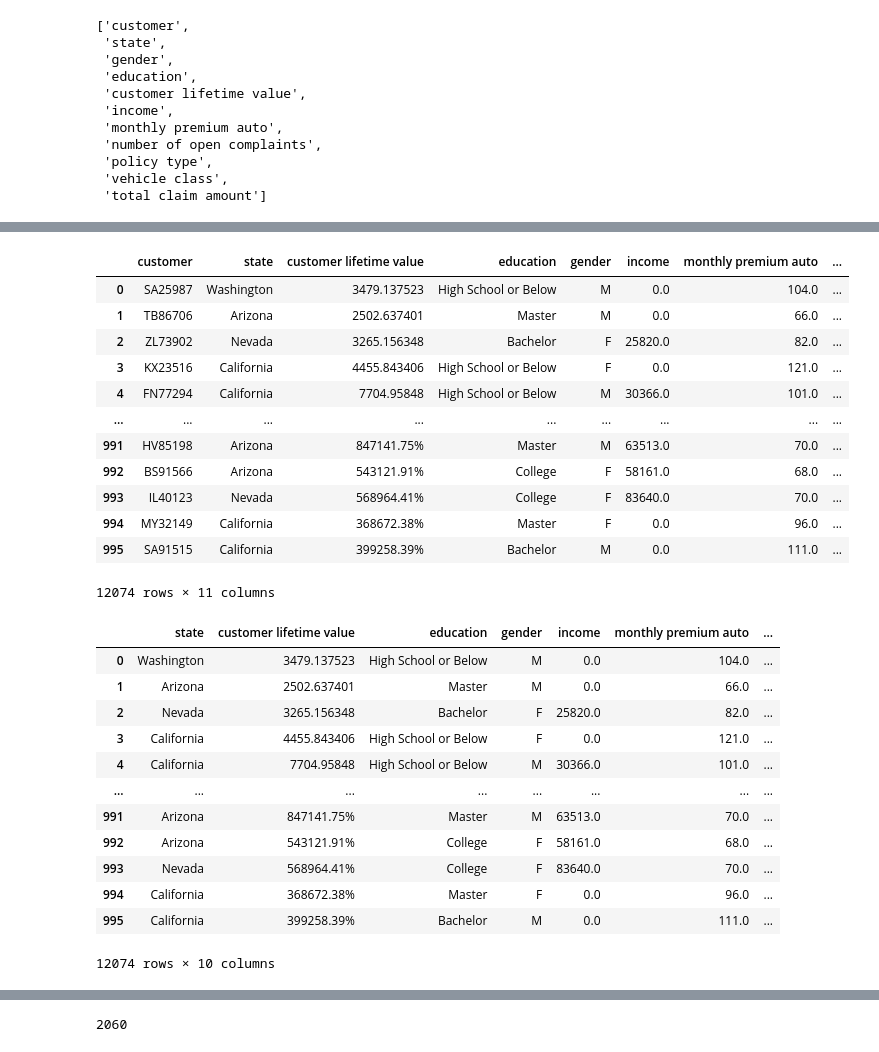
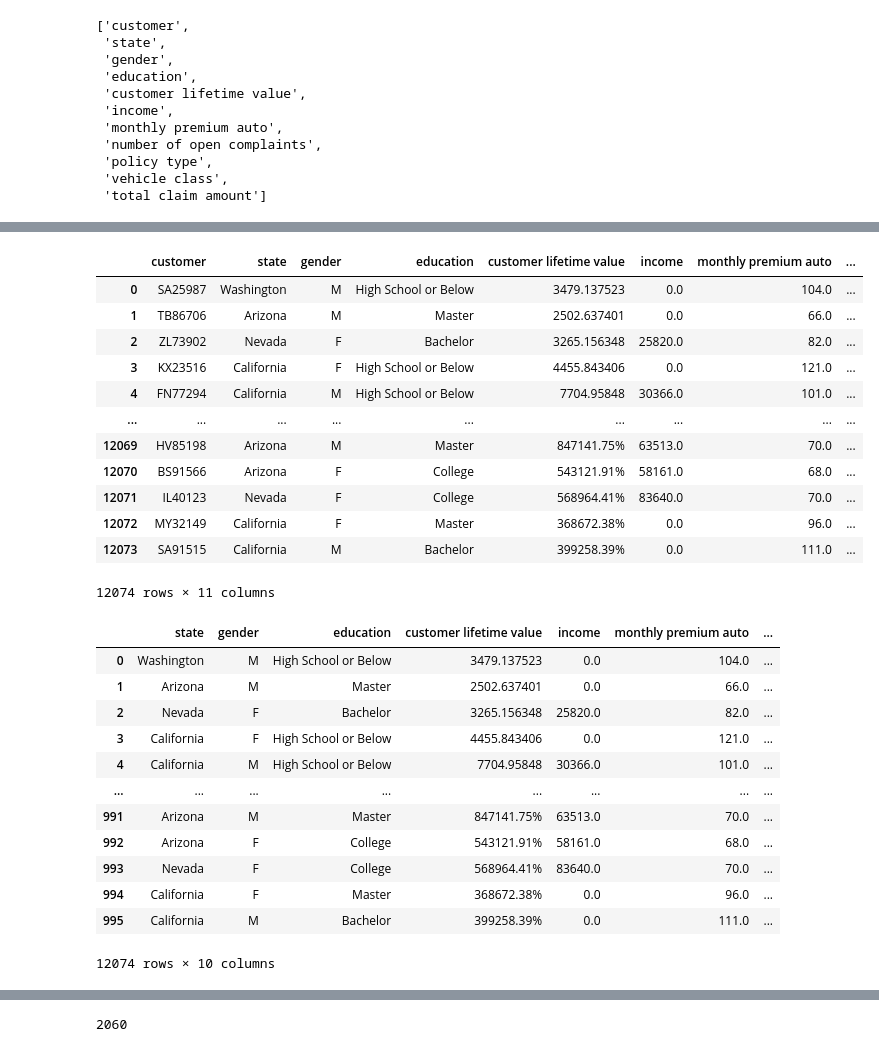
Before and after one commit to BarbaraC1983/Case-Study-1, a Jupyter notebook: Customer_Analysis_Case_Study/Case Study 1 - week2- day 1.ipynb, the cells around one changed output, grey strips where cells are left out. Drawn from its saved outputs; the diff is of its cells as text; code cells hidden in the pictures.

```diff
--- a/Customer_Analysis_Case_Study/Case Study 1 - week2- day 1.ipynb
+++ b/Customer_Analysis_Case_Study/Case Study 1 - week2- day 1.ipynb
@@ -174,4 +175,4 @@ new_column_names
  'vehicle class',
  'total claim amount']
 # %%
-rearrange_columns(customer_df2,new_column_names)
+customer_df2 = rearrange_columns(customer_df2,new_column_names)
@@ -192,3 +179,2 @@ rearrange_columns(customer_df2,new_column_names)
 # %%
-rearange_columns(customer_df3,new_column_names)
-customer_df3.head()
+customer_df3 = rearrange_columns(customer_df3,new_column_names)
@@ -202,19 +181,20 @@ customer_df3.head()
 # %%
-customer_df = pd.concat([customer_df3,customer_df1,customer_df2])
+#use reset_index to not have any duplicate indexes.
+customer_df = pd.concat([customer_df3,customer_df1,customer_df2],axis = 0).reset_index(drop=True)
 customer_df
 # %% [output]
-|  | customer | state | customer lifetime value | education | gender | income | monthly premium auto | ... |
-| 0 | SA25987 | Washington | 3479.137523 | High School or Below | M | 0.0 | 104.0 | ... |
-| 1 | TB86706 | Arizona | 2502.637401 | Master | M | 0.0 | 66.0 | ... |
-| 2 | ZL73902 | Nevada | 3265.156348 | Bachelor | F | 25820.0 | 82.0 | ... |
-| 3 | KX23516 | California | 4455.843406 | High School or Below | F | 0.0 | 121.0 | ... |
-| 4 | FN77294 | California | 7704.95848 | High School or Below | M | 30366.0 | 101.0 | ... |
+|  | customer | state | gender | education | customer lifetime value | income | monthly premium auto | ... |
+| 0 | SA25987 | Washington | M | High School or Below | 3479.137523 | 0.0 | 104.0 | ... |
+| 1 | TB86706 | Arizona | M | Master | 2502.637401 | 0.0 | 66.0 | ... |
+| 2 | ZL73902 | Nevada | F | Bachelor | 3265.156348 | 25820.0 | 82.0 | ... |
+| 3 | KX23516 | California | F | High School or Below | 4455.843406 | 0.0 | 121.0 | ... |
+| 4 | FN77294 | California | M | High School or Below | 7704.95848 | 30366.0 | 101.0 | ... |
 | ... | ... | ... | ... | ... | ... | ... | ... | ... |
-| 991 | HV85198 | Arizona | 847141.75% | Master | M | 63513.0 | 70.0 | ... |
-| 992 | BS91566 | Arizona | 543121.91% | College | F | 58161.0 | 68.0 | ... |
-| 993 | IL40123 | Nevada | 568964.41% | College | F | 83640.0 | 70.0 | ... |
-| 994 | MY32149 | California | 368672.38% | Master | F | 0.0 | 96.0 | ... |
-| 995 | SA91515 | California | 399258.39% | Bachelor | M | 0.0 | 111.0 | ... |
+| 12069 | HV85198 | Arizona | M | Master | 847141.75% | 63513.0 | 70.0 | ... |
+| 12070 | BS91566 | Arizona | F | College | 543121.91% | 58161.0 | 68.0 | ... |
+| 12071 | IL40123 | Nevada | F | College | 568964.41% | 83640.0 | 70.0 | ... |
+| 12072 | MY32149 | California | F | Master | 368672.38% | 0.0 | 96.0 | ... |
+| 12073 | SA91515 | California | M | Bachelor | 399258.39% | 0.0 | 111.0 | ... |
 12074 rows × 11 columns
 # %%
 def drop_column(df,column_name):
@@ -223,18 +203,18 @@ def drop_column(df,column_name):
 # %%
 drop_column(customer_df,'customer')
 # %% [output]
-|  | state | customer lifetime value | education | gender | income | monthly premium auto | ... |
-| 0 | Washington | 3479.137523 | High School or Below | M | 0.0 | 104.0 | ... |
-| 1 | Arizona | 2502.637401 | Master | M | 0.0 | 66.0 | ... |
-| 2 | Nevada | 3265.156348 | Bachelor | F | 25820.0 | 82.0 | ... |
-| 3 | California | 4455.843406 | High School or Below | F | 0.0 | 121.0 | ... |
-| 4 | California | 7704.95848 | High School or Below | M | 30366.0 | 101.0 | ... |
+|  | state | gender | education | customer lifetime value | income | monthly premium auto | ... |
+| 0 | Washington | M | High School or Below | 3479.137523 | 0.0 | 104.0 | ... |
+| 1 | Arizona | M | Master | 2502.637401 | 0.0 | 66.0 | ... |
+| 2 | Nevada | F | Bachelor | 3265.156348 | 25820.0 | 82.0 | ... |
+| 3 | California | F | High School or Below | 4455.843406 | 0.0 | 121.0 | ... |
+| 4 | California | M | High School or Below | 7704.95848 | 30366.0 | 101.0 | ... |
 | ... | ... | ... | ... | ... | ... | ... | ... |
-| 991 | Arizona | 847141.75% | Master | M | 63513.0 | 70.0 | ... |
-| 992 | Arizona | 543121.91% | College | F | 58161.0 | 68.0 | ... |
-| 993 | Nevada | 568964.41% | College | F | 83640.0 | 70.0 | ... |
-| 994 | California | 368672.38% | Master | F | 0.0 | 96.0 | ... |
-| 995 | California | 399258.39% | Bachelor | M | 0.0 | 111.0 | ... |
+| 991 | Arizona | M | Master | 847141.75% | 63513.0 | 70.0 | ... |
+| 992 | Arizona | F | College | 543121.91% | 58161.0 | 68.0 | ... |
+| 993 | Nevada | F | College | 568964.41% | 83640.0 | 70.0 | ... |
+| 994 | California | F | Master | 368672.38% | 0.0 | 96.0 | ... |
+| 995 | California | M | Bachelor | 399258.39% | 0.0 | 111.0 | ... |
 12074 rows × 10 columns
 # %%
 customer_df.info()
```
Also changed, not shown: parts of 40 cells of this notebook.
